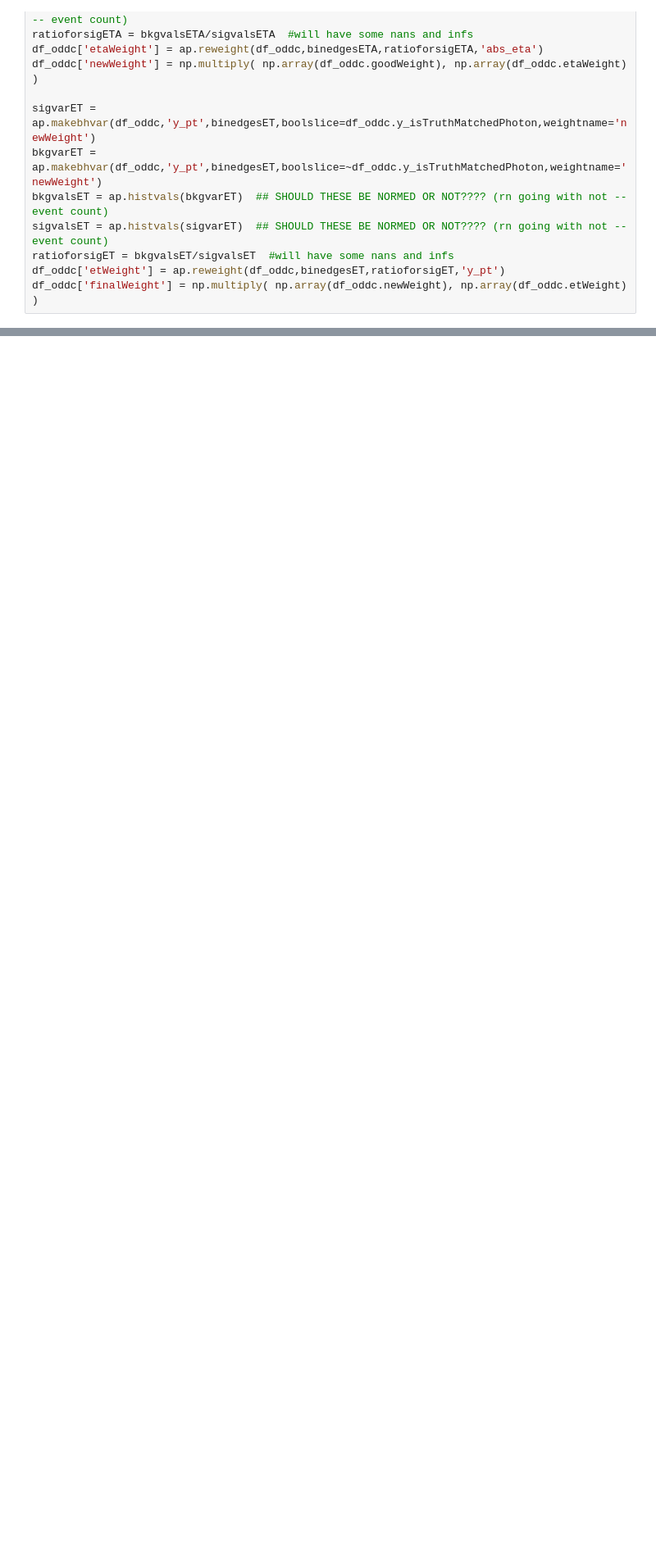
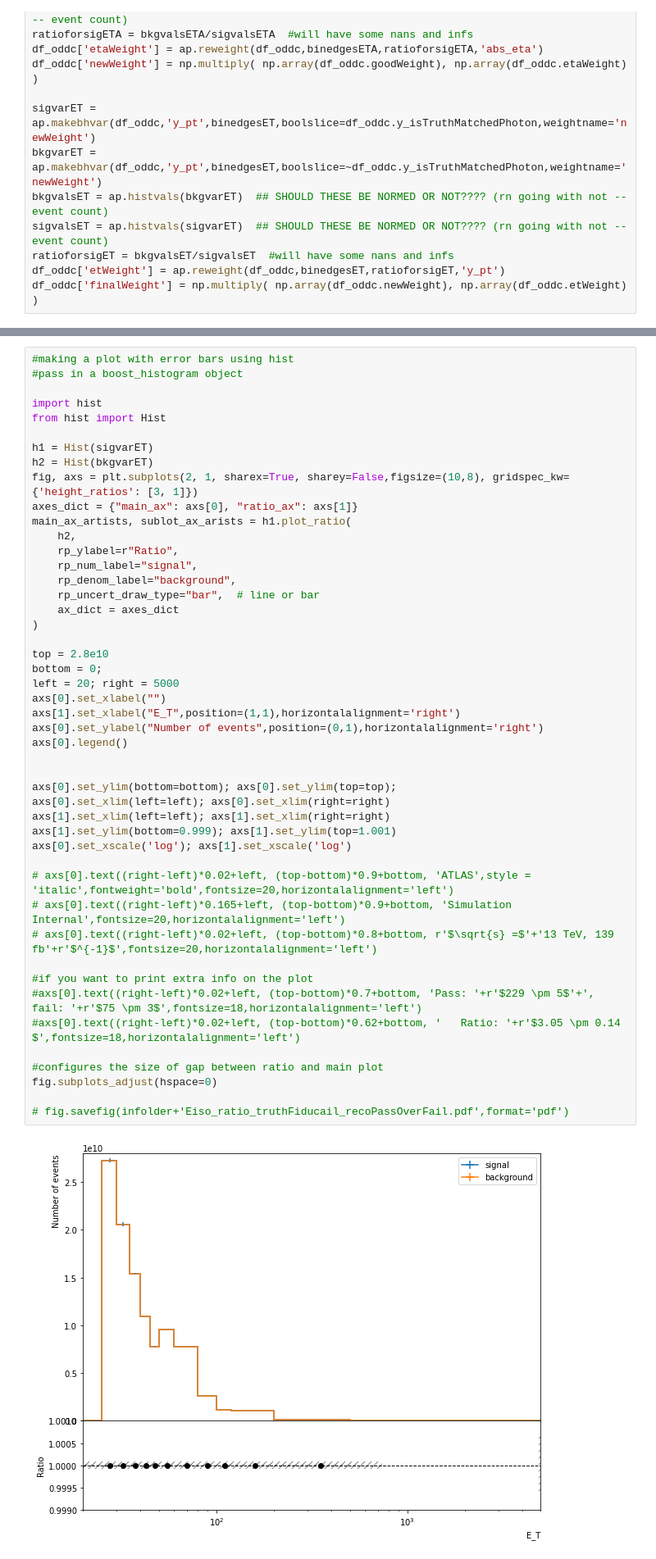
Before and after one commit to kyranks/photon-study, a Jupyter notebook: 11WeightingOfHistoshapes.ipynb, the cells around one changed output, grey strips where cells are left out. Shown: that part at 82% size. Drawn from its saved outputs; the diff is of its cells as text; blank space fills up the shorter version.

```diff
--- a/11WeightingOfHistoshapes.ipynb
+++ b/11WeightingOfHistoshapes.ipynb
@@ -663,0 +727,49 @@ sum(~(try1 == try2))
+# %%
+#making a plot with error bars using hist
+#pass in a boost_histogram object
+
+import hist
+from hist import Hist
+
+h1 = Hist(sigvarET)
+h2 = Hist(bkgvarET)
+fig, axs = plt.subplots(2, 1, sharex=True, sharey=False,figsize=(10,8), gridspec_kw={'height_ratios': [3, 1]})
+axes_dict = {"main_ax": axs[0], "ratio_ax": axs[1]}
+main_ax_artists, sublot_ax_arists = h1.plot_ratio(
+    h2,
+    rp_ylabel=r"Ratio",
+    rp_num_label="signal",
+    rp_denom_label="background",
+    rp_uncert_draw_type="bar",  # line or bar
+    ax_dict = axes_dict
+)
+
+top = 2.8e10
+bottom = 0;
+left = 20; right = 5000
+axs[0].set_xlabel("")
+axs[1].set_xlabel("E_T",position=(1,1),horizontalalignment='right')
+axs[0].set_ylabel("Number of events",position=(0,1),horizontalalignment='right')
+axs[0].legend()
+
+
+axs[0].set_ylim(bottom=bottom); axs[0].set_ylim(top=top);
+axs[0].set_xlim(left=left); axs[0].set_xlim(right=right)
+axs[1].set_xlim(left=left); axs[1].set_xlim(right=right)
+axs[1].set_ylim(bottom=0.999); axs[1].set_ylim(top=1.001)
+axs[0].set_xscale('log'); axs[1].set_xscale('log')
+
+# axs[0].text((right-left)*0.02+left, (top-bottom)*0.9+bottom, 'ATLAS',style = 'italic',fontweight='bold',fontsize=20,horizontalalignment='left')
+# axs[0].text((right-left)*0.165+left, (top-bottom)*0.9+bottom, 'Simulation Internal',fontsize=20,horizontalalignment='left')
+# axs[0].text((right-left)*0.02+left, (top-bottom)*0.8+bottom, r'$\sqrt{s} =$'+'13 TeV, 139 fb'+r'$^{-1}$',fontsize=20,horizontalalignment='left')
+
+#if you want to print extra info on the plot
+#axs[0].text((right-left)*0.02+left, (top-bottom)*0.7+bottom, 'Pass: '+r'$229 \pm 5$'+', fail: '+r'$75 \pm 3$',fontsize=18,horizontalalignment='left')
+#axs[0].text((right-left)*0.02+left, (top-bottom)*0.62+bottom, '   Ratio: '+r'$3.05 \pm 0.14 $',fontsize=18,horizontalalignment='left')
+
+#configures the size of gap between ratio and main plot
+fig.subplots_adjust(hspace=0)
+
+# fig.savefig(infolder+'Eiso_ratio_truthFiducail_recoPassOverFail.pdf',format='pdf')
+# %% [output]
+[figure, added]
```
Also changed, not shown: parts of 55 cells of this notebook, 10 other files.
